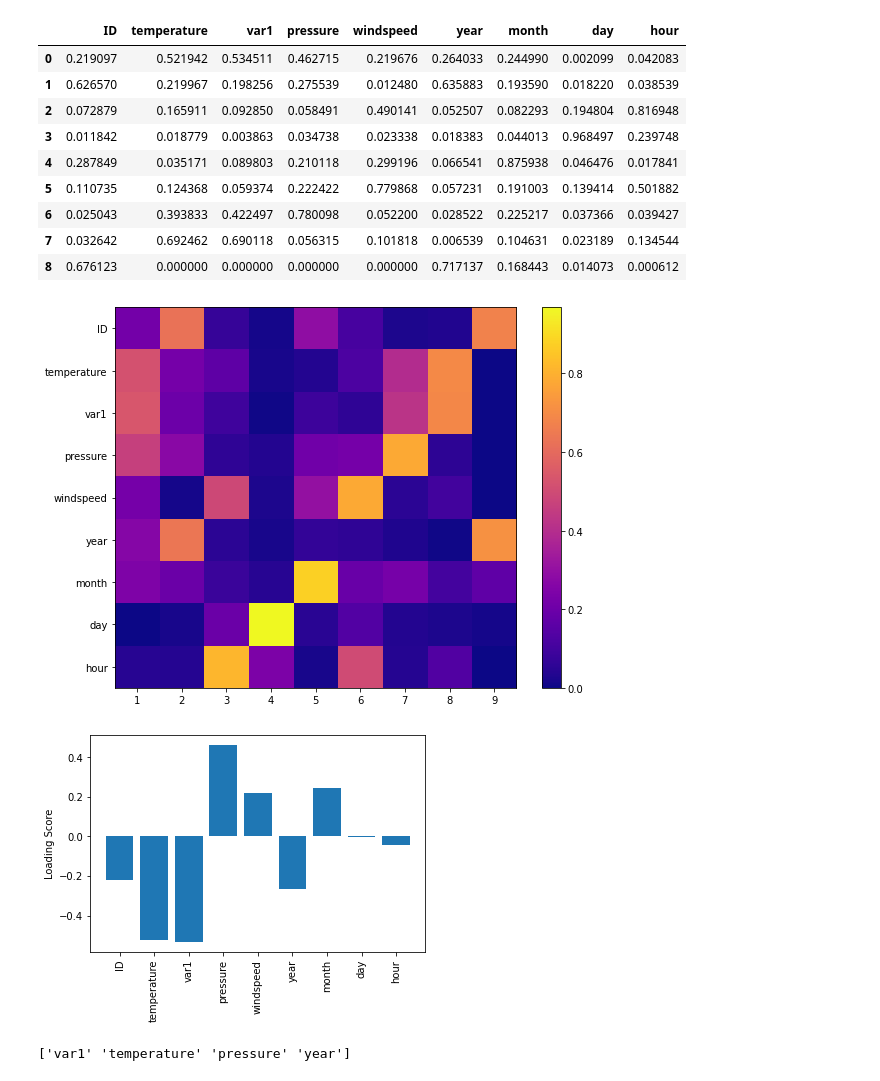
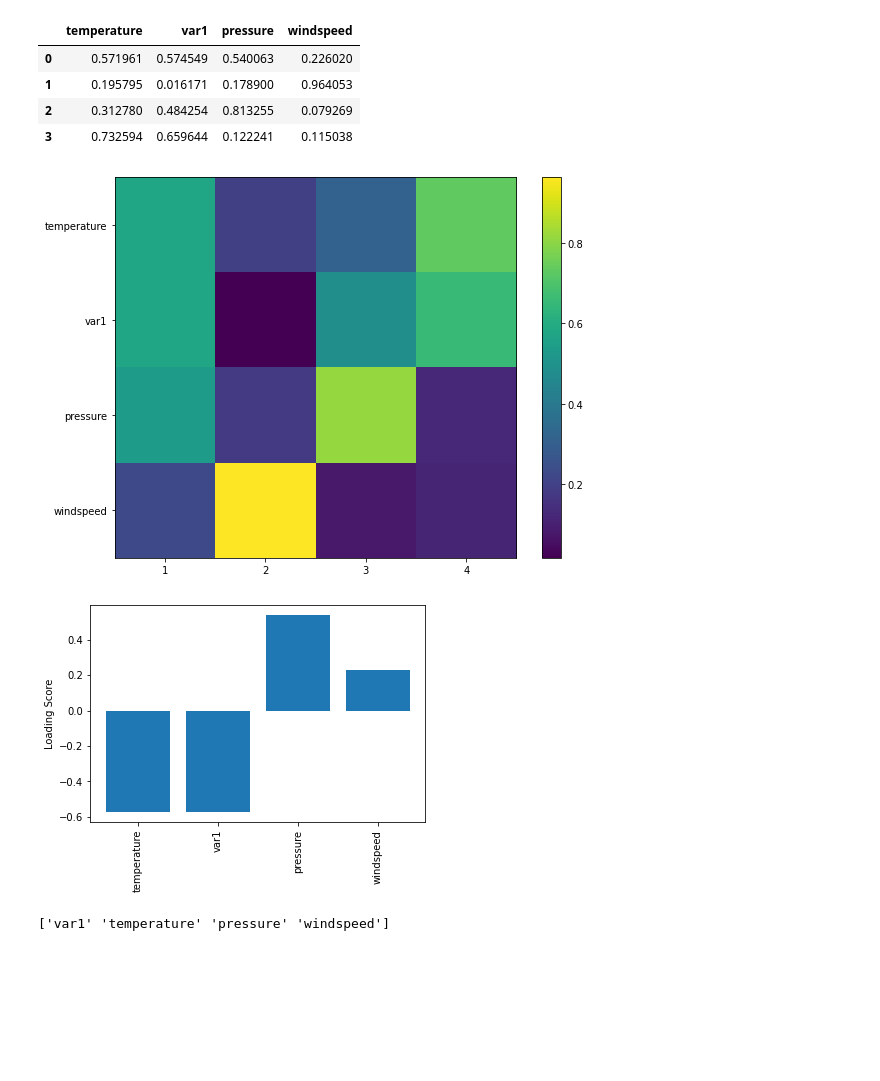
Before and after one commit to Gegori1/analisis-estadistico-multivariado, a Jupyter notebook: practica_4/PCA_energyforecast.ipynb, the cells around one changed output. Cells and saved outputs as stored; diff of their text form; code cells hidden in the pictures; blank space fills up the shorter version.

```diff
--- a/practica_4/PCA_energyforecast.ipynb
+++ b/practica_4/PCA_energyforecast.ipynb
@@ -23,6 +19,6 @@ data.head()
 # %%
 # limpiar base de datos
-data_filtered = (
+data = (
     data
     .assign(
         datetime = lambda k: pd.to_datetime(k.datetime, format="%Y-%m-%d %H:%M:%S"),
@@ -32,10 +28,15 @@ data_filtered = (
         hour = lambda k: k.datetime.dt.hour
     )
     .sort_values(by="datetime")
-    .drop(["datetime", "var2", "electricity_consumption", "ID"], axis=1)
-    .reset_index()
-    .rename({"index":"ID"}, axis=1)
 )
+# %%
+data_filtered = (
+    data
+    .drop(
+        ["ID", "datetime", "var2", "electricity_consumption",
+         "month", "day", "year", "hour"], axis=1
+    )
+)
 # %%
 data_filtered.head(3)
 # %% [output]
@@ -100,33 +94,28 @@ pca_score=pd.DataFrame(data=pca.components_, columns=scaled_data.columns,)
 # Ponderación de los componentes principales (vectores propios)
 pca_score.apply(lambda k: round(k.abs(), 7))
 # %% [output]
-|  | ID | temperature | var1 | pressure | windspeed | year | month | day | hour |
-| 0 | 0.219097 | 0.521942 | 0.534511 | 0.462715 | 0.219676 | 0.264033 | 0.244990 | 0.002099 | 0.042083 |
-| 1 | 0.626570 | 0.219967 | 0.198256 | 0.275539 | 0.012480 | 0.635883 | 0.193590 | 0.018220 | 0.038539 |
-| 2 | 0.072879 | 0.165911 | 0.092850 | 0.058491 | 0.490141 | 0.052507 | 0.082293 | 0.194804 | 0.816948 |
-| 3 | 0.011842 | 0.018779 | 0.003863 | 0.034738 | 0.023338 | 0.018383 | 0.044013 | 0.968497 | 0.239748 |
-| 4 | 0.287849 | 0.035171 | 0.089803 | 0.210118 | 0.299196 | 0.066541 | 0.875938 | 0.046476 | 0.017841 |
-| 5 | 0.110735 | 0.124368 | 0.059374 | 0.222422 | 0.779868 | 0.057231 | 0.191003 | 0.139414 | 0.501882 |
-| 6 | 0.025043 | 0.393833 | 0.422497 | 0.780098 | 0.052200 | 0.028522 | 0.225217 | 0.037366 | 0.039427 |
-| 7 | 0.032642 | 0.692462 | 0.690118 | 0.056315 | 0.101818 | 0.006539 | 0.104631 | 0.023189 | 0.134544 |
-| 8 | 0.676123 | 0.000000 | 0.000000 | 0.000000 | 0.000000 | 0.717137 | 0.168443 | 0.014073 | 0.000612 |
+|  | temperature | var1 | pressure | windspeed |
+| 0 | 0.571961 | 0.574549 | 0.540063 | 0.226020 |
+| 1 | 0.195795 | 0.016171 | 0.178900 | 0.964053 |
+| 2 | 0.312780 | 0.484254 | 0.813255 | 0.079269 |
+| 3 | 0.732594 | 0.659644 | 0.122241 | 0.115038 |
 # %%
 # Mapa de calor para visualizar in influencia de las variables
 fig, ax = plt.subplots(nrows=1, ncols=1, figsize=(9, 7))
 componentes = pca.components_
-plt.imshow(abs(componentes.T), cmap='plasma', aspect='auto')
+plt.imshow(abs(componentes.T), cmap='viridis', aspect='auto')
 plt.yticks(range(len(scaled_data.columns)), scaled_data.columns)
 plt.xticks(range(len(scaled_data.columns)), np.arange(pca.n_components_)+ 1)
 plt.grid(False)
 plt.colorbar();
 # %% [output]
-[figure, old version]
+[figure, new version]
 # %%
 # Aporte al primer componente principal
 matrix_transform = pca.components_.T
-plt.bar(np.arange(9),matrix_transform[:,0])
+plt.bar(np.arange(4),matrix_transform[:,0])
 plt.xticks(range(len(scaled_data.columns)), scaled_data.columns,rotation = 90)
 plt.ylabel('Loading Score')
 plt.show()
 # %% [output]
-[figure, old version]
+[figure, new version]
@@ -145,7 +130,7 @@ sorted_loading_scores = loading_scores[0].abs().sort_values(ascending=False)
 top_4_variables= sorted_loading_scores[:4].index.values
 print(top_4_variables)
 # %% [output]
-['var1' 'temperature' 'pressure' 'year']
+['var1' 'temperature' 'pressure' 'windspeed']
 # %%
 # Nuevas variables,components principales
 pca_data=pca.transform(scaled_data)
```
Also changed, not shown: parts of 10 cells of this notebook, 4 other files.
